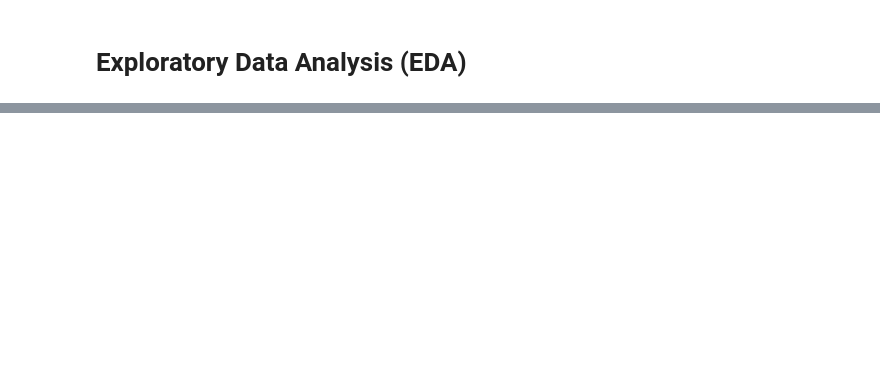
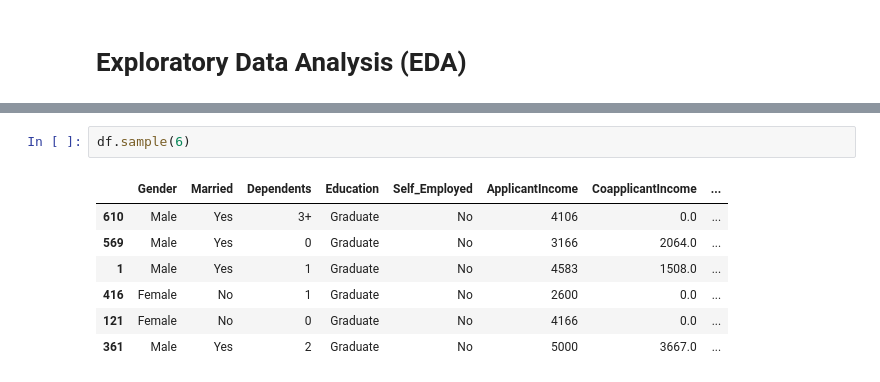
Before and after one commit to Saisha0512/Loan_Prediction_Model, a Jupyter notebook: Loan_Prediction_Model.ipynb, the cells around one changed output, grey strips where cells are left out. Saved outputs shown, nothing was run; the diff lists cells and outputs as text; blank space fills up the shorter version.

```diff
--- a/Loan_Prediction_Model.ipynb
+++ b/Loan_Prediction_Model.ipynb
@@ -164,0 +178,10 @@ df.sample(5)
+# %%
+df.sample(6)
+# %% [output]
+|  | Gender | Married | Dependents | Education | Self_Employed | ApplicantIncome | CoapplicantIncome | ... |
+| 610 | Male | Yes | 3+ | Graduate | No | 4106 | 0.0 | ... |
+| 569 | Male | Yes | 0 | Graduate | No | 3166 | 2064.0 | ... |
+| 1 | Male | Yes | 1 | Graduate | No | 4583 | 1508.0 | ... |
+| 416 | Female | No | 1 | Graduate | No | 2600 | 0.0 | ... |
+| 121 | Female | No | 0 | Graduate | No | 4166 | 0.0 | ... |
+| 361 | Male | Yes | 2 | Graduate | No | 5000 | 3667.0 | ... |
```
Also changed, not shown: parts of 5 cells of this notebook.
